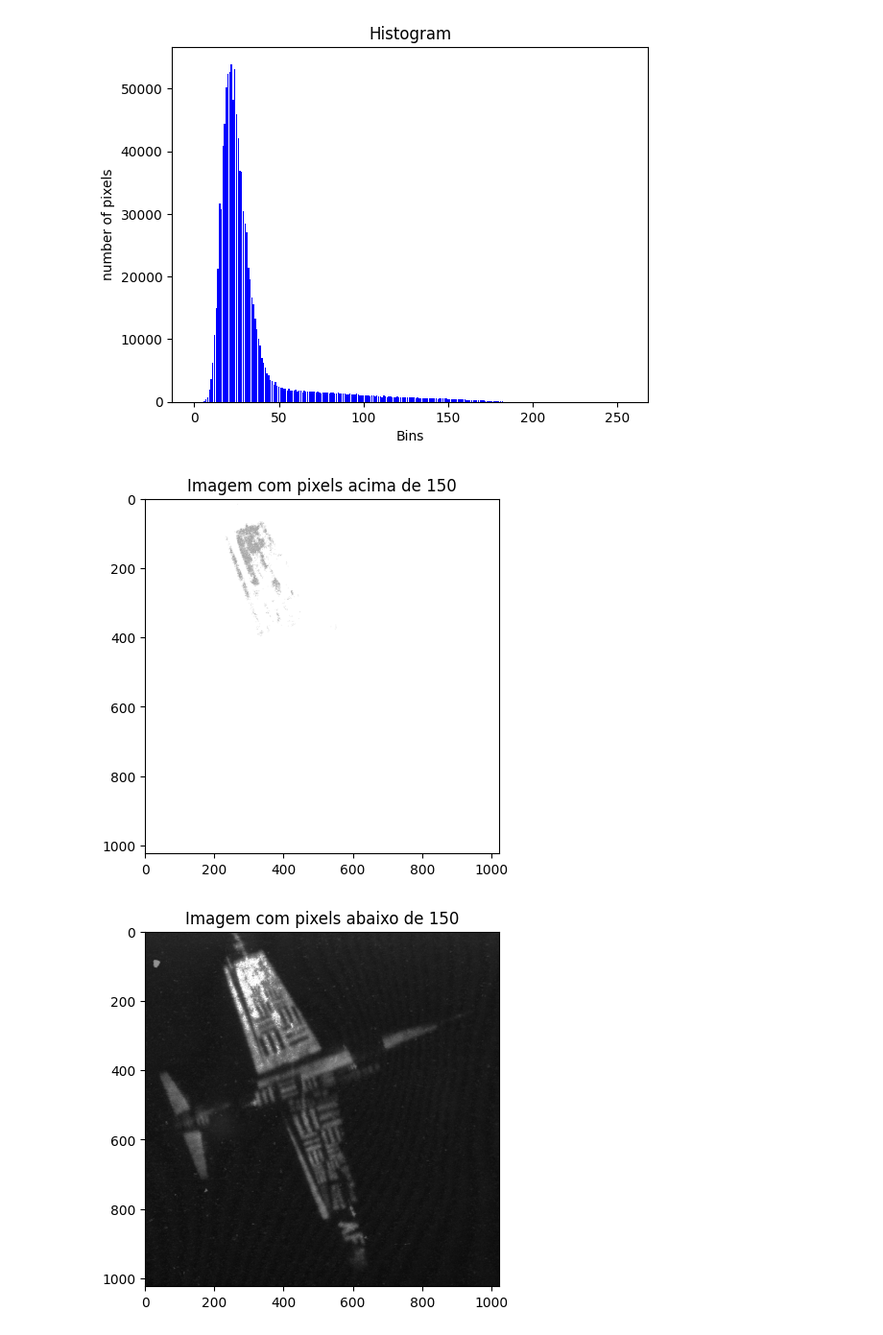
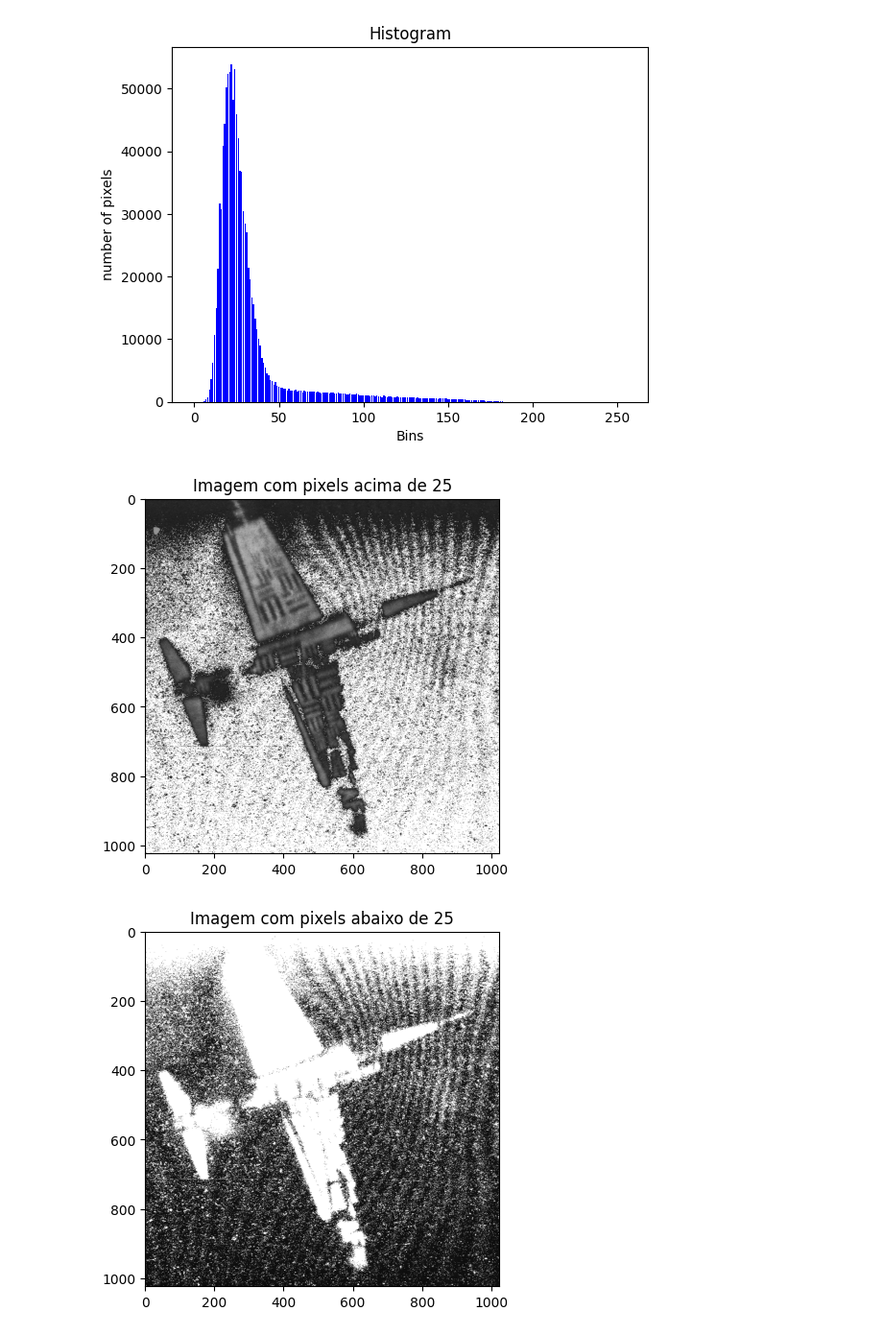
Before and after one commit to tomast1337/Image-Processing, a Jupyter notebook: aula2.ipynb, the cells around one changed output. Shown at 96% size. Drawn from its saved outputs; the diff is of its cells as text; code cells hidden in the pictures.

```diff
--- a/aula2.ipynb
+++ b/aula2.ipynb
@@ -62,33 +62,34 @@ plt.show()
 # %% [output]
 [figure]
 # %%
-# fill a new array with 255 in the three channels
-img_upper_cut = np.zeros(image.shape, np.uint8)
-img_lower_cut = np.zeros(image.shape, np.uint8)
+def define_cut_frame(cut:int):
+    img_upper_cut = np.zeros(image.shape, np.uint8)
+    img_lower_cut = np.zeros(image.shape, np.uint8)
+    for i in range(0,image.shape[0]):
+        for j in range(0,image.shape[1]):
+            if image[i,j].sum() // 3 > cut:
+                img_upper_cut[i,j] = image[i,j]
+                img_lower_cut[i,j] = 255
+            else:
+                img_lower_cut[i,j] = image[i,j]
+                img_upper_cut[i,j] = 255
 
-cut = 25
+    img_upper_cut = np.array(img_upper_cut)
+    img_lower_cut = np.array(img_lower_cut)
 
-for i in range(0,image.shape[0]):
-    for j in range(0,image.shape[1]):
-        # if pixel is more than 150
-        if image[i,j].sum() // 3 > cut:
-            img_upper_cut[i,j] = image[i,j]
-            img_lower_cut[i,j] = 255
-        else:
-            img_lower_cut[i,j] = image[i,j]
-            img_upper_cut[i,j] = 255
-
-
-img_upper_cut = np.array(img_upper_cut)
-img_lower_cut = np.array(img_lower_cut)
-
-plt.imshow(img_upper_cut)
-plt.title(f'Imagem com pixels acima de {cut}')
-plt.show()
-
-plt.imshow(img_lower_cut)
-plt.title(f'Imagem com pixels abaixo de {cut}')
-plt.show()
+    return img_upper_cut, img_lower_cut
-# %% [output]
-[figure, removed]
-[figure, removed]
+# %%
+
+
+img_upper_cut, img_lower_cut = define_cut_frame(25)
+
+plt.imshow(img_upper_cut)
+plt.title(f'Imagem com pixels acima de {cut}')
+plt.show()
+
+plt.imshow(img_lower_cut)
+plt.title(f'Imagem com pixels abaixo de {cut}')
+plt.show()
+# %% [output]
+[figure, added]
+[figure, added]
```
Also changed, not shown: parts of 3 cells of this notebook, 4 other files.
